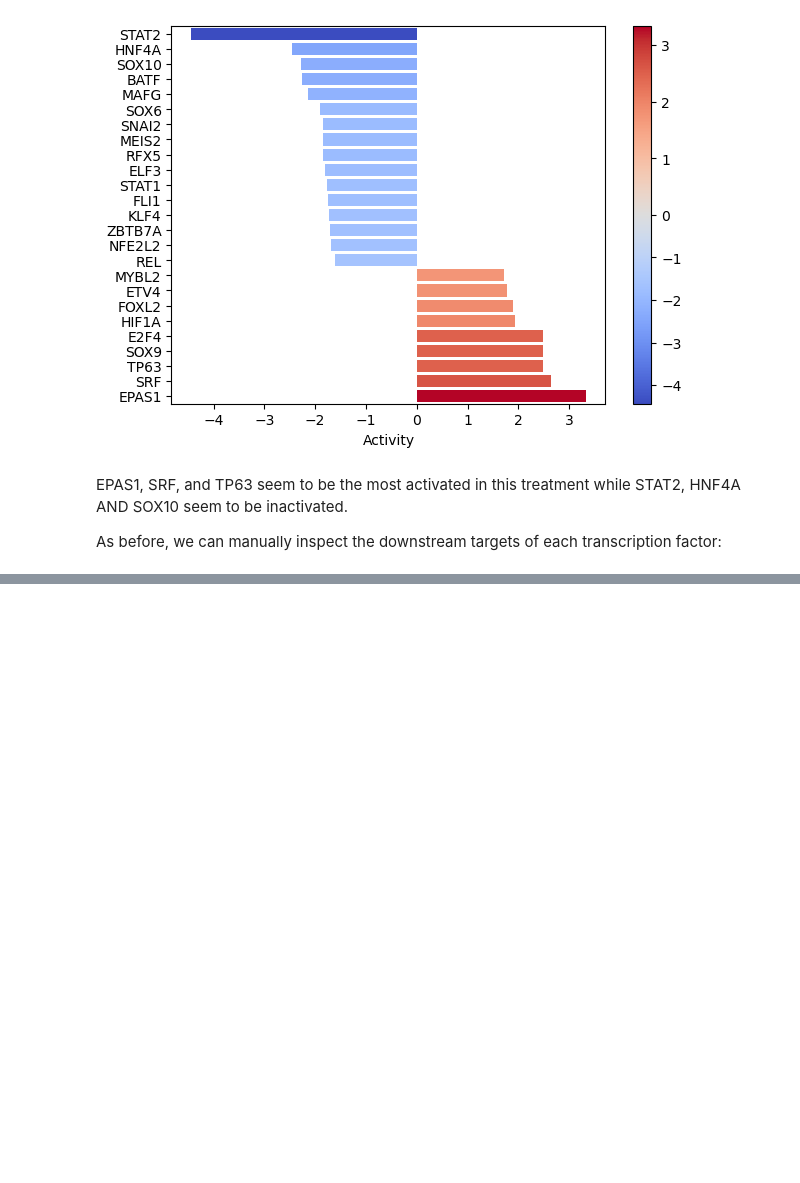
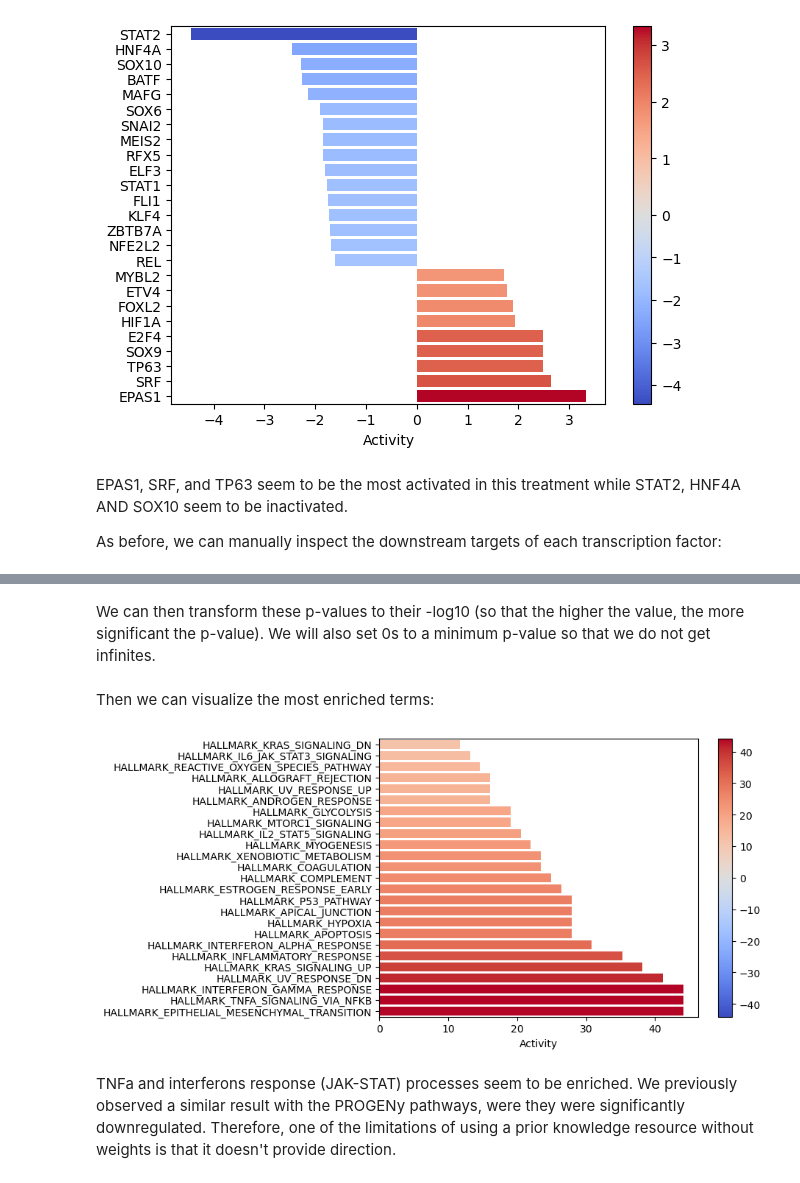
Before and after one commit to saezlab/decoupler-py, a Jupyter notebook: docs/source/notebooks/bulk.ipynb, the cells around one changed output, grey strips where cells are left out. Drawn from its saved outputs; the diff is of its cells as text; code cells hidden in the pictures; blank space fills up the shorter version.

```diff
--- a/docs/source/notebooks/bulk.ipynb
+++ b/docs/source/notebooks/bulk.ipynb
@@ -297,0 +303,13 @@ dc.plot_volcano(logFCs, pvals, 'treatment.vs.control', name='STAT2', net=dorothe
+# %%
+# Retrieve MSigDB resource
+msigdb = dc.get_resource('MSigDB')
+msigdb
+
+# Filter by a desired geneset collection, for example hallmarks
+msigdb = msigdb[msigdb['collection']=='hallmark']
+msigdb = msigdb.drop_duplicates(['geneset', 'genesymbol'])
+
+# Infer enrichment with ora using significant deg
+top_genes = dc.get_top_targets(logFCs, pvals, 'treatment.vs.control', sign_thr=0.05, lFCs_thr=1.5)
+enr_pvals = dc.get_ora_df(top_genes, msigdb, groupby='contrast', features='name', source='geneset', target='genesymbol')
+enr_pvals
@@ -297,0 +320,17 @@ dc.plot_volcano(logFCs, pvals, 'treatment.vs.control', name='STAT2', net=dorothe
+# %% [markdown]
+ We can then transform these p-values to their -log10 (so that the higher the value, the more significant the p-value).
+ We will also set 0s to a minimum p-value so that we do not get infinites.
+# %%
+# Set 0s to min p-value
+enr_pvals.values[enr_pvals.values == 0] = np.min(enr_pvals.values[enr_pvals.values != 0])
+
+# Log-transform
+enr_pvals = -np.log10(enr_pvals)
+# %% [markdown]
+Then we can visualize the most enriched terms:
+# %%
+dc.plot_barplot(enr_pvals, 'treatment.vs.control', top=25, vertical=True)
+# %% [output]
+[figure, added]
+# %% [markdown]
+TNFa and interferons response (JAK-STAT) processes seem to be enriched. We previously observed a similar result with the PROGENy pathways, were they were significantly downregulated. Therefore, one of the limitations of using a prior knowledge resource without weights is that it doesn't provide direction.
```
Also changed, not shown: parts of 11 cells of this notebook, 11 other files.
